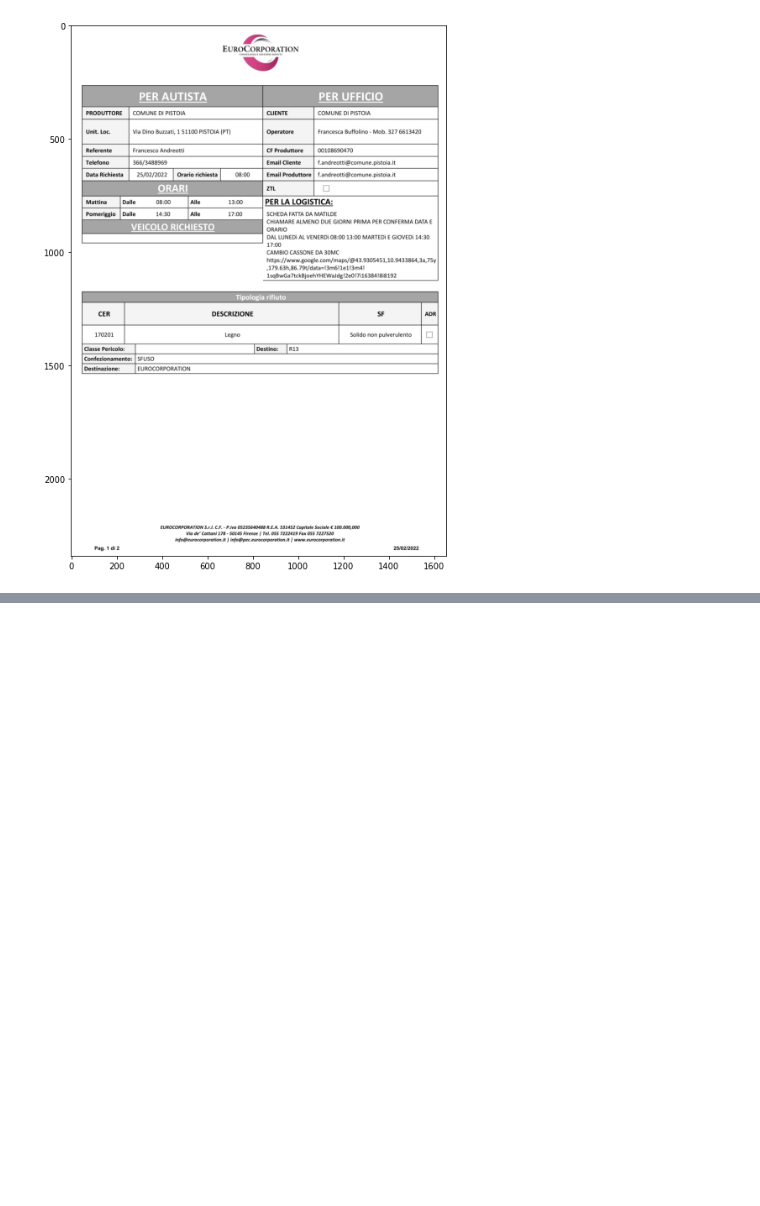
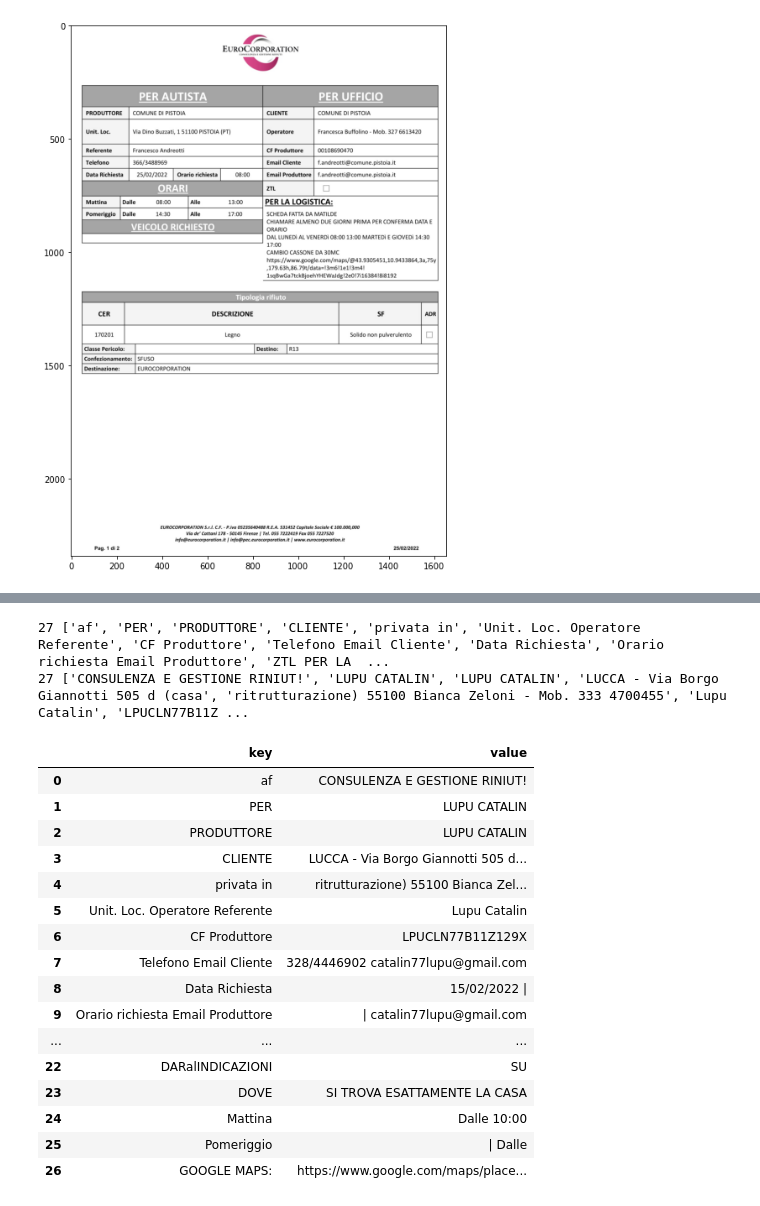
Before and after one commit to xandie985/LayoutLMV3, a Jupyter notebook: Finetune_LayoutLMV3_on_CORD.ipynb, the cells around one changed output, grey strips where cells are left out. Drawn from its saved outputs; the diff is of its cells as text; code cells hidden in the pictures; blank space fills up the shorter version.

```diff
--- a/Finetune_LayoutLMV3_on_CORD.ipynb
+++ b/Finetune_LayoutLMV3_on_CORD.ipynb
@@ -539,0 +636,38 @@ IndexError: ignored
+# %%
+import pandas as pd
+len_data = len(df_main)
+key_list =[]
+value_list = []
+for i in df_main:
+    for k, v in i.items():
+        if k == 'key':
+            key_list.append(v)
+        if k == 'value':
+            value_list.append(v)
+print(len(key_list), key_list)
+print(len(value_list), value_list)
+
+df = pd.DataFrame({'key': key_list, 'value':value_list})
+# %% [output]
+27 ['af', 'PER', 'PRODUTTORE', 'CLIENTE', 'privata in', 'Unit. Loc. Operatore Referente', 'CF Produttore', 'Telefono Email Cliente', 'Data Richiesta', 'Orario richiesta Email Produttore', 'ZTL PER LA  ...
+27 ['CONSULENZA E GESTIONE RINIUT!', 'LUPU CATALIN', 'LUPU CATALIN', 'LUCCA - Via Borgo Giannotti 505 d (casa', 'ritrutturazione) 55100 Bianca Zeloni - Mob. 333 4700455', 'Lupu Catalin', 'LPUCLN77B11Z ...
+# %%
+df
+# %% [output]
+|  | key | value |
+| 0 | af | CONSULENZA E GESTIONE RINIUT! |
+| 1 | PER | LUPU CATALIN |
+| 2 | PRODUTTORE | LUPU CATALIN |
+| 3 | CLIENTE | LUCCA - Via Borgo Giannotti 505 d... |
+| 4 | privata in | ritrutturazione) 55100 Bianca Zel... |
+| 5 | Unit. Loc. Operatore Referente | Lupu Catalin |
+| 6 | CF Produttore | LPUCLN77B11Z129X |
+| 7 | Telefono Email Cliente | 328/4446902 catalin77lupu@gmail.com |
+| 8 | Data Richiesta | 15/02/2022 | |
+| 9 | Orario richiesta Email Produttore | | catalin77lupu@gmail.com |
+| ... | ... | ... |
+| 22 | DARalINDICAZIONI | SU |
+| 23 | DOVE | SI TROVA ESATTAMENTE LA CASA |
+| 24 | Mattina | Dalle 10:00 |
+| 25 | Pomeriggio | | Dalle |
+| 26 | GOOGLE MAPS: | https://www.google.com/maps/place... |
```
Also changed, not shown: parts of 21 cells of this notebook, 1 other file.
